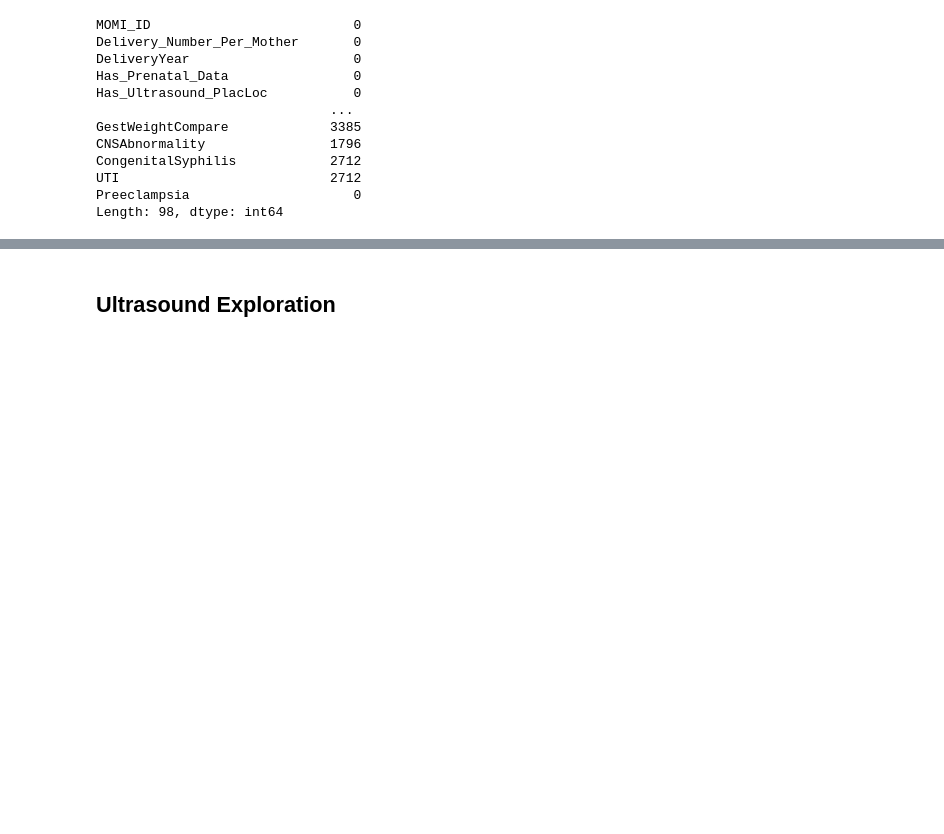
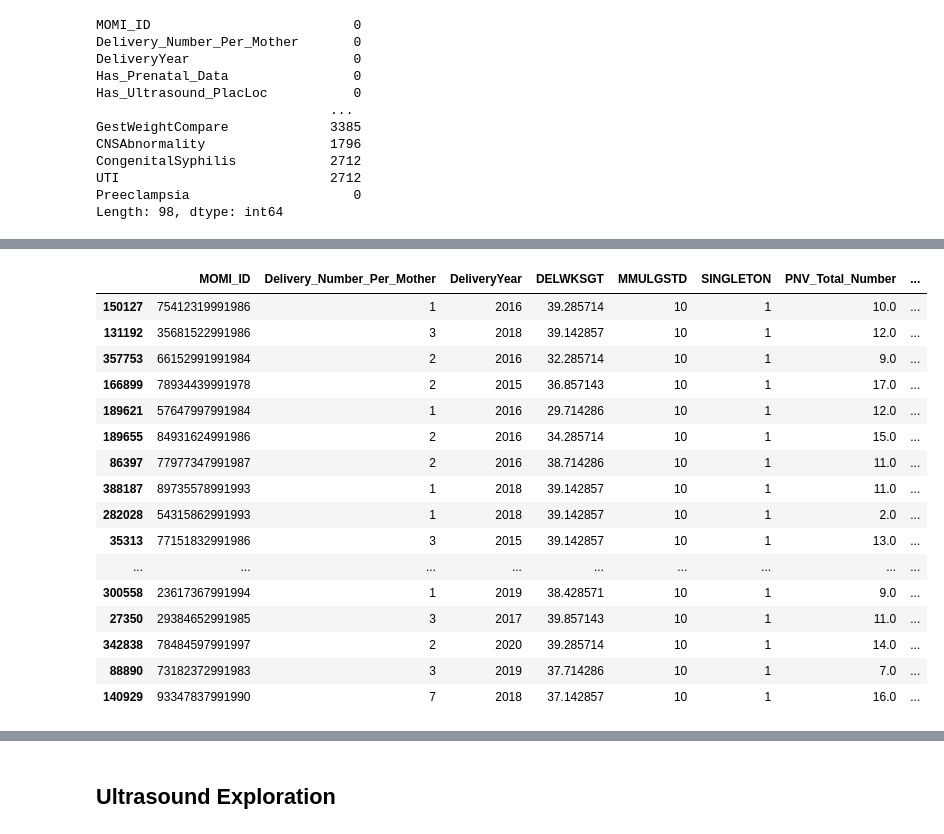
Before and after one commit to rachellb/Bennett_OUDSA5900, a Jupyter notebook: Descriptions/Momi_Descriptions.ipynb, the cells around one changed output, grey strips where cells are left out. Cells and saved outputs as stored; diff of their text form; code cells hidden in the pictures; blank space fills up the shorter version.

```diff
--- a/Descriptions/Momi_Descriptions.ipynb
+++ b/Descriptions/Momi_Descriptions.ipynb
@@ -2153,0 +2231,12 @@ Length: 98, dtype: int64
+# %%
+testPre = prenatal.copy()
+new = testPre["PNV_BP"].str.split("/", n = 1, expand = True)
+# making separate first name column from new data frame
+testPre["Systolic"]= new[0]
+
+# making separate last name column from new data frame
+testPre["Diastolic"]= new[1]
+
+testPre[["Systolic", "Diastolic"]] = testPre[["Systolic", "Diastolic"]].apply(pd.to_numeric)
+# Dropping old Name columns
+#testPre.drop(columns =["Name"], inplace = True)
@@ -2153,0 +2264,6 @@ Length: 98, dtype: int64
+# %%
+testPre.sort_values('PNV_GestAge', inplace=True)
+# %%
+# Maybe I could make a new column that takes into account whether the blood pressure is high?
+testPre['High'] = np.where((testPre['Systolic'] >= 140) & (testPre['Diastolic'] >= 90) , 1, 0)
+# Okay that works, so now I need to find where the second occurance was for each mom. Maybe first filter by high bp?
@@ -2153,0 +2286,22 @@ Length: 98, dtype: int64
+# %%
+testPre['Prev_highBP'] = testPre.groupby(['MOMI_ID','Delivery_Number_Per_Mother'])['High'].cumsum().astype(int)
+# %%
+testPre.head(n=30)
+# %% [output]
+|  | MOMI_ID | Delivery_Number_Per_Mother | DeliveryYear | DELWKSGT | MMULGSTD | SINGLETON | PNV_Total_Number | ... |
+| 150127 | 75412319991986 | 1 | 2016 | 39.285714 | 10 | 1 | 10.0 | ... |
+| 131192 | 35681522991986 | 3 | 2018 | 39.142857 | 10 | 1 | 12.0 | ... |
+| 357753 | 66152991991984 | 2 | 2016 | 32.285714 | 10 | 1 | 9.0 | ... |
+| 166899 | 78934439991978 | 2 | 2015 | 36.857143 | 10 | 1 | 17.0 | ... |
+| 189621 | 57647997991984 | 1 | 2016 | 29.714286 | 10 | 1 | 12.0 | ... |
+| 189655 | 84931624991986 | 2 | 2016 | 34.285714 | 10 | 1 | 15.0 | ... |
+| 86397 | 77977347991987 | 2 | 2016 | 38.714286 | 10 | 1 | 11.0 | ... |
+| 388187 | 89735578991993 | 1 | 2018 | 39.142857 | 10 | 1 | 11.0 | ... |
+| 282028 | 54315862991993 | 1 | 2018 | 39.142857 | 10 | 1 | 2.0 | ... |
+| 35313 | 77151832991986 | 3 | 2015 | 39.142857 | 10 | 1 | 13.0 | ... |
+| ... | ... | ... | ... | ... | ... | ... | ... | ... |
+| 300558 | 23617367991994 | 1 | 2019 | 38.428571 | 10 | 1 | 9.0 | ... |
+| 27350 | 29384652991985 | 3 | 2017 | 39.857143 | 10 | 1 | 11.0 | ... |
+| 342838 | 78484597991997 | 2 | 2020 | 39.285714 | 10 | 1 | 14.0 | ... |
+| 88890 | 73182372991983 | 3 | 2019 | 37.714286 | 10 | 1 | 7.0 | ... |
+| 140929 | 93347837991990 | 7 | 2018 | 37.142857 | 10 | 1 | 16.0 | ... |
```
Also changed, not shown: parts of 32 cells of this notebook.
